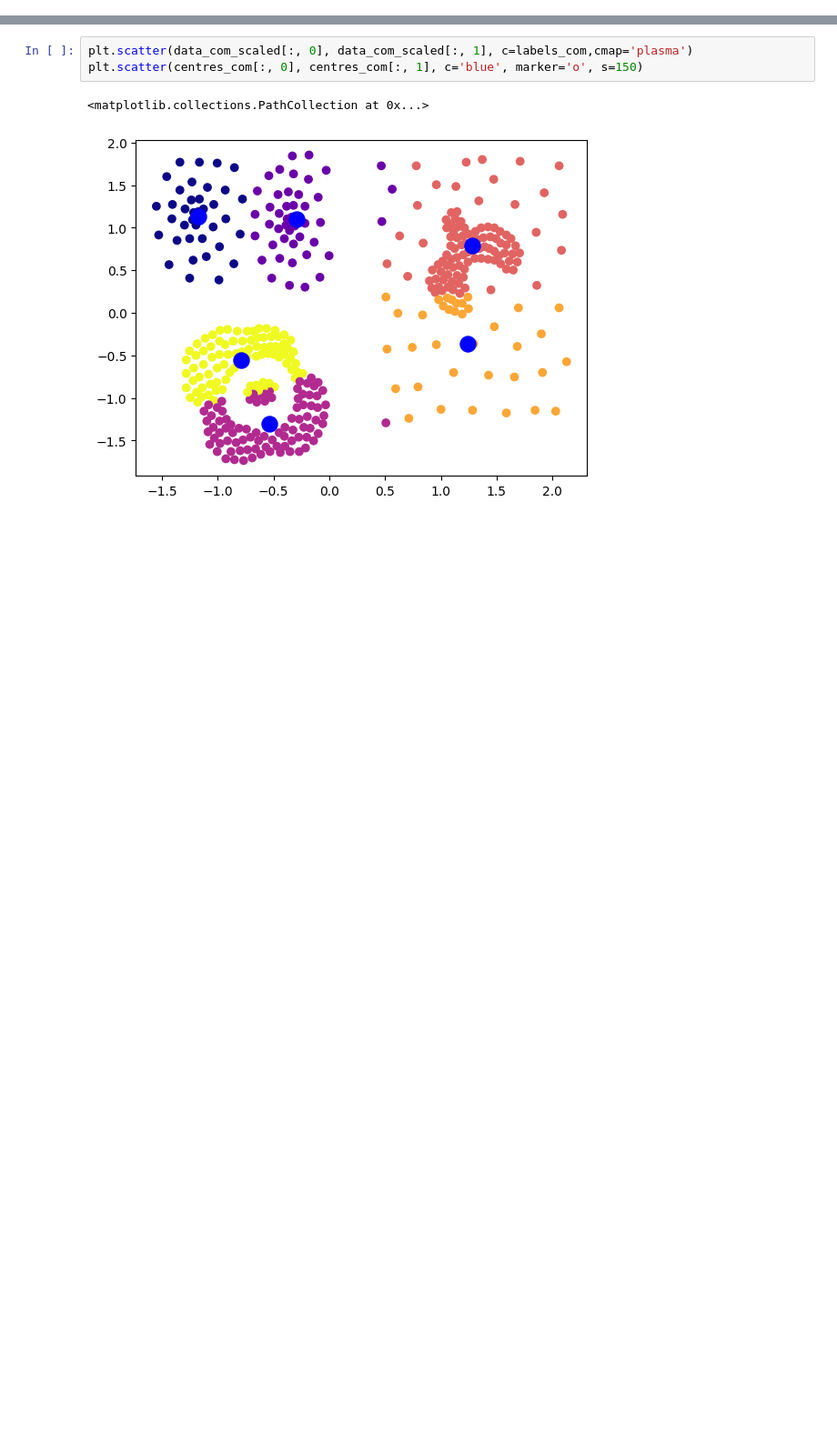
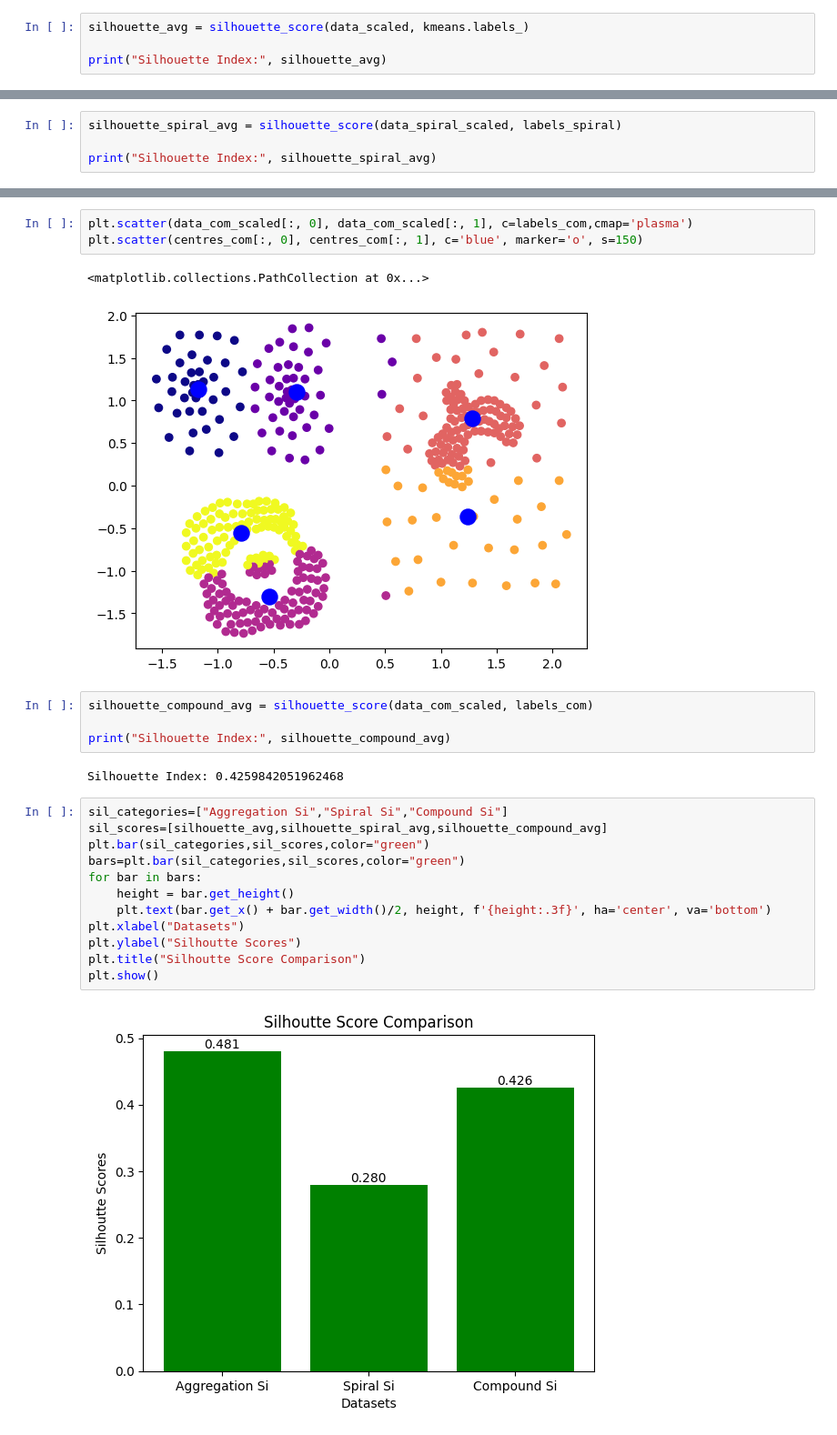
Before and after one commit to AnshikaaAgarwal/Clustering-On-Dummy-Datasets, a Jupyter notebook: K_Means.ipynb, the cells around one changed output, grey strips where cells are left out. Shown at 91% size. Drawn from its saved outputs; the diff is of its cells as text; blank space fills up the shorter version.

Commit message:
updated scores

```diff
--- a/K_Means.ipynb
+++ b/K_Means.ipynb
@@ -123,3 +124,7 @@ plt.title("K-Means with 6 Clusters")
 # %% [output]
 Text(0.5, 1.0, 'K-Means with 6 Clusters')
 [figure]
+# %%
+silhouette_avg = silhouette_score(data_scaled, kmeans.labels_)
+
+print("Silhouette Index:", silhouette_avg)
@@ -178,3 +185,7 @@ plt.scatter(centers_spiral[:, 0], centers_spiral[:, 1], c='green', marker='o', s
 # %% [output]
 <matplotlib.collections.PathCollection at 0x...>
 [figure]
+# %%
+silhouette_spiral_avg = silhouette_score(data_spiral_scaled, labels_spiral)
+
+print("Silhouette Index:", silhouette_spiral_avg)
@@ -233,3 +246,23 @@ plt.scatter(centres_com[:, 0], centres_com[:, 1], c='blue', marker='o', s=150)
 # %% [output]
 <matplotlib.collections.PathCollection at 0x...>
 [figure]
+# %%
+silhouette_compound_avg = silhouette_score(data_com_scaled, labels_com)
+
+print("Silhouette Index:", silhouette_compound_avg)
+# %% [output]
+Silhouette Index: 0.4259842051962468
+# %%
+sil_categories=["Aggregation Si","Spiral Si","Compound Si"]
+sil_scores=[silhouette_avg,silhouette_spiral_avg,silhouette_compound_avg]
+plt.bar(sil_categories,sil_scores,color="green")
+bars=plt.bar(sil_categories,sil_scores,color="green")
+for bar in bars:
+    height = bar.get_height()
+    plt.text(bar.get_x() + bar.get_width()/2, height, f'{height:.3f}', ha='center', va='bottom')
+plt.xlabel("Datasets")
+plt.ylabel("Silhoutte Scores")
+plt.title("Silhoutte Score Comparison")
+plt.show()
+# %% [output]
+[figure, added]
```
Also changed, not shown: parts of 3 cells of this notebook.
